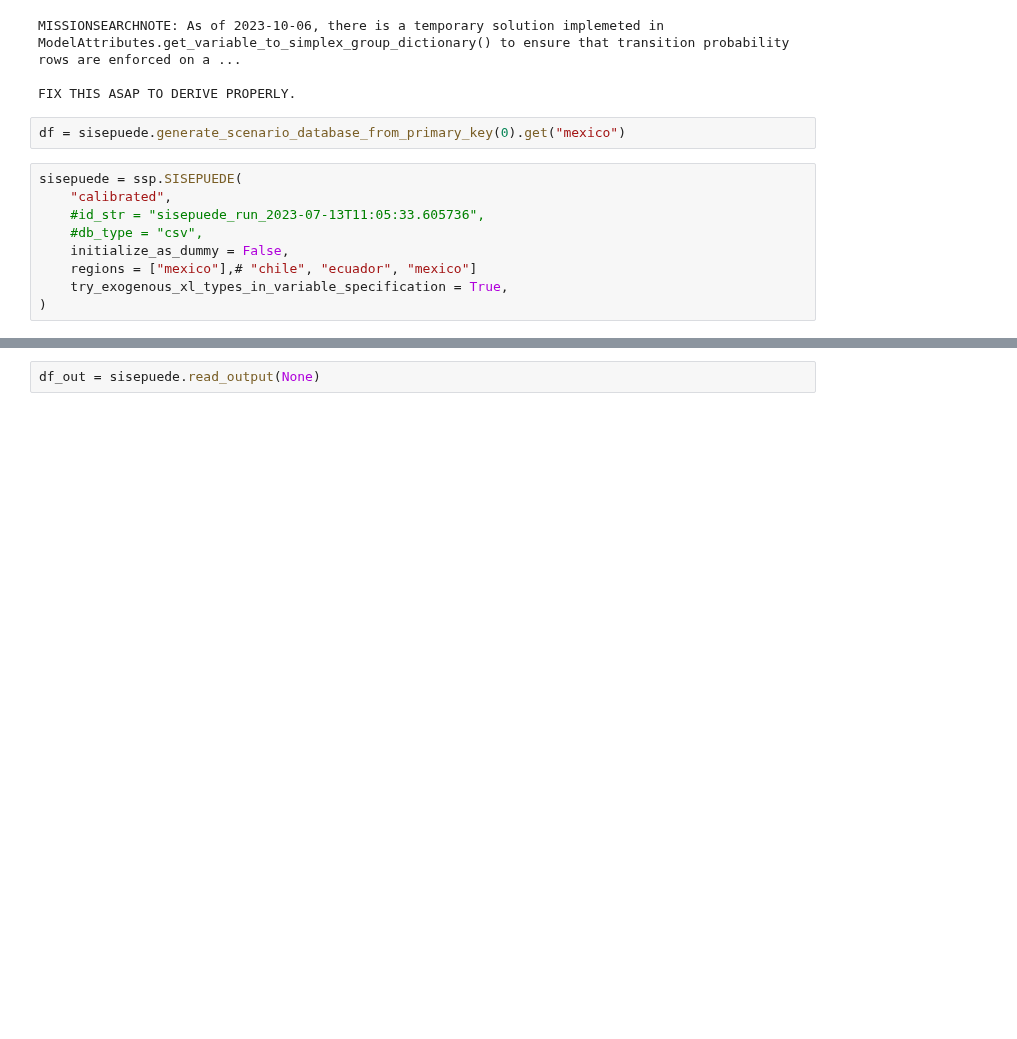
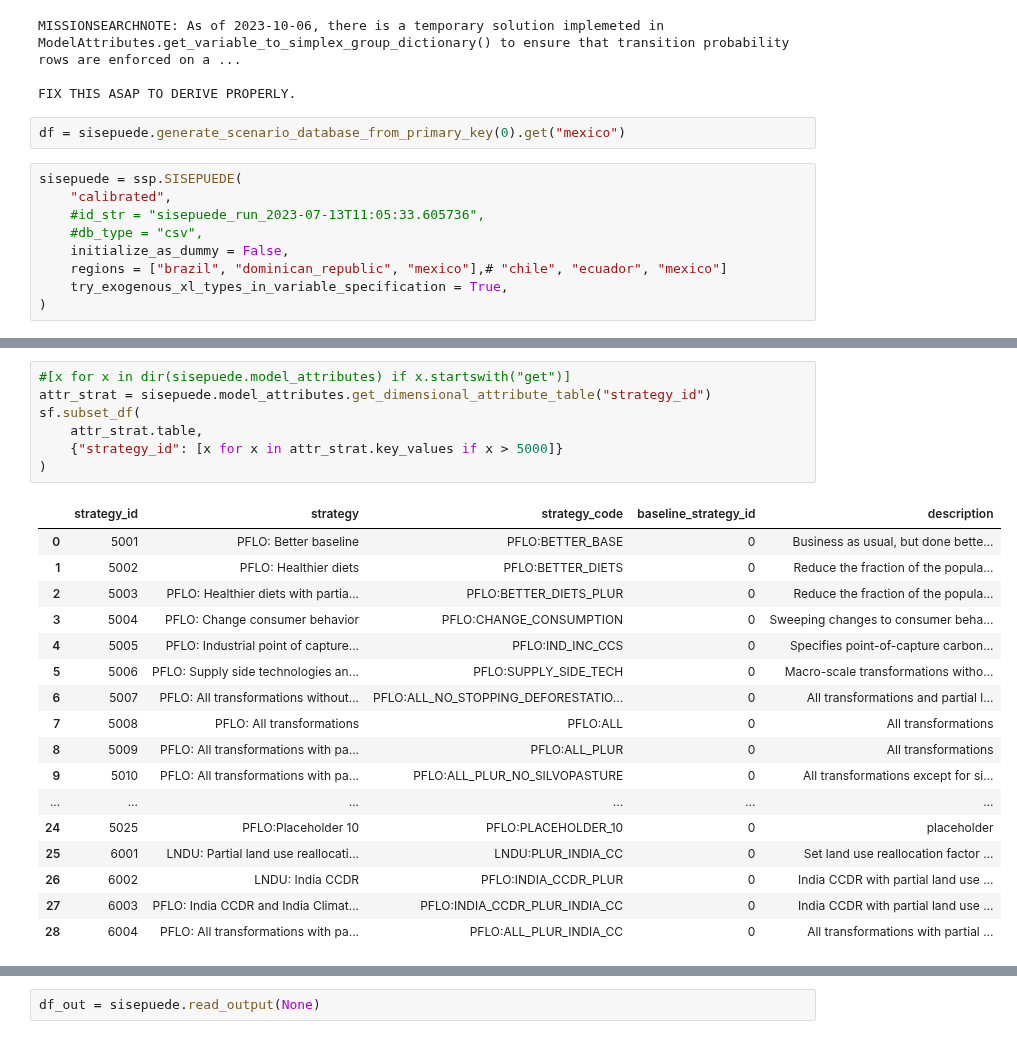
Before and after one commit to jcsyme/sisepuede, a Jupyter notebook: python/sisepuede_run_testing.ipynb, the cells around one changed output, grey strips where cells are left out. Cells and saved outputs as stored; diff of their text form; blank space fills up the shorter version.

```diff
--- a/python/sisepuede_run_testing.ipynb
+++ b/python/sisepuede_run_testing.ipynb
@@ -306,7 +297,7 @@ sisepuede = ssp.SISEPUEDE(
     #id_str = "sisepuede_run_2023-07-13T11:05:33.605736",
     #db_type = "csv",
     initialize_as_dummy = False,
-    regions = ["mexico"],# "chile", "ecuador", "mexico"]
+    regions = ["brazil", "dominican_republic", "mexico"],# "chile", "ecuador", "mexico"]
     try_exogenous_xl_types_in_variable_specification = True,
 )
 # %% [output]
@@ -333,3 +324,28 @@ FIX THIS ASAP TO DERIVE PROPERLY.
+# %%
+#[x for x in dir(sisepuede.model_attributes) if x.startswith("get")]
+attr_strat = sisepuede.model_attributes.get_dimensional_attribute_table("strategy_id")
+sf.subset_df(
+    attr_strat.table,
+    {"strategy_id": [x for x in attr_strat.key_values if x > 5000]}
+)
+# %% [output]
+|  | strategy_id | strategy | strategy_code | baseline_strategy_id | description |
+| 0 | 5001 | PFLO: Better baseline | PFLO:BETTER_BASE | 0 | Business as usual, but done bette... |
+| 1 | 5002 | PFLO: Healthier diets | PFLO:BETTER_DIETS | 0 | Reduce the fraction of the popula... |
+| 2 | 5003 | PFLO: Healthier diets with partia... | PFLO:BETTER_DIETS_PLUR | 0 | Reduce the fraction of the popula... |
+| 3 | 5004 | PFLO: Change consumer behavior | PFLO:CHANGE_CONSUMPTION | 0 | Sweeping changes to consumer beha... |
+| 4 | 5005 | PFLO: Industrial point of capture... | PFLO:IND_INC_CCS | 0 | Specifies point-of-capture carbon... |
+| 5 | 5006 | PFLO: Supply side technologies an... | PFLO:SUPPLY_SIDE_TECH | 0 | Macro-scale transformations witho... |
+| 6 | 5007 | PFLO: All transformations without... | PFLO:ALL_NO_STOPPING_DEFORESTATIO... | 0 | All transformations and partial l... |
+| 7 | 5008 | PFLO: All transformations | PFLO:ALL | 0 | All transformations |
+| 8 | 5009 | PFLO: All transformations with pa... | PFLO:ALL_PLUR | 0 | All transformations |
+| 9 | 5010 | PFLO: All transformations with pa... | PFLO:ALL_PLUR_NO_SILVOPASTURE | 0 | All transformations except for si... |
+| ... | ... | ... | ... | ... | ... |
+| 24 | 5025 | PFLO:Placeholder 10 | PFLO:PLACEHOLDER_10 | 0 | placeholder |
+| 25 | 6001 | LNDU: Partial land use reallocati... | LNDU:PLUR_INDIA_CC | 0 | Set land use reallocation factor ... |
+| 26 | 6002 | LNDU: India CCDR | PFLO:INDIA_CCDR_PLUR | 0 | India CCDR with partial land use ... |
+| 27 | 6003 | PFLO: India CCDR and India Climat... | PFLO:INDIA_CCDR_PLUR_INDIA_CC | 0 | India CCDR with partial land use ... |
+| 28 | 6004 | PFLO: All transformations with pa... | PFLO:ALL_PLUR_INDIA_CC | 0 | All transformations with partial ... |
 # %%
 
 dict_filt = {
```
Also changed, not shown: parts of 10 cells of this notebook, 4 other files.
